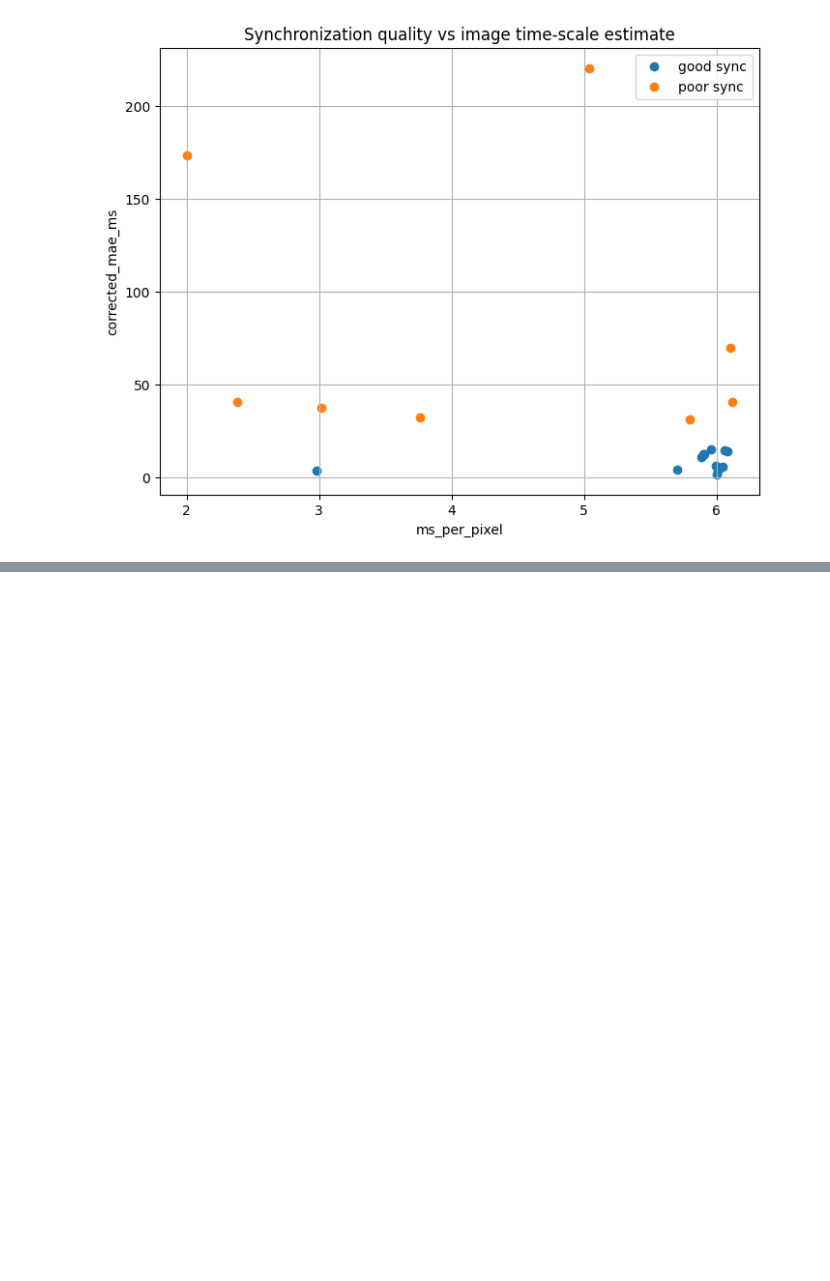
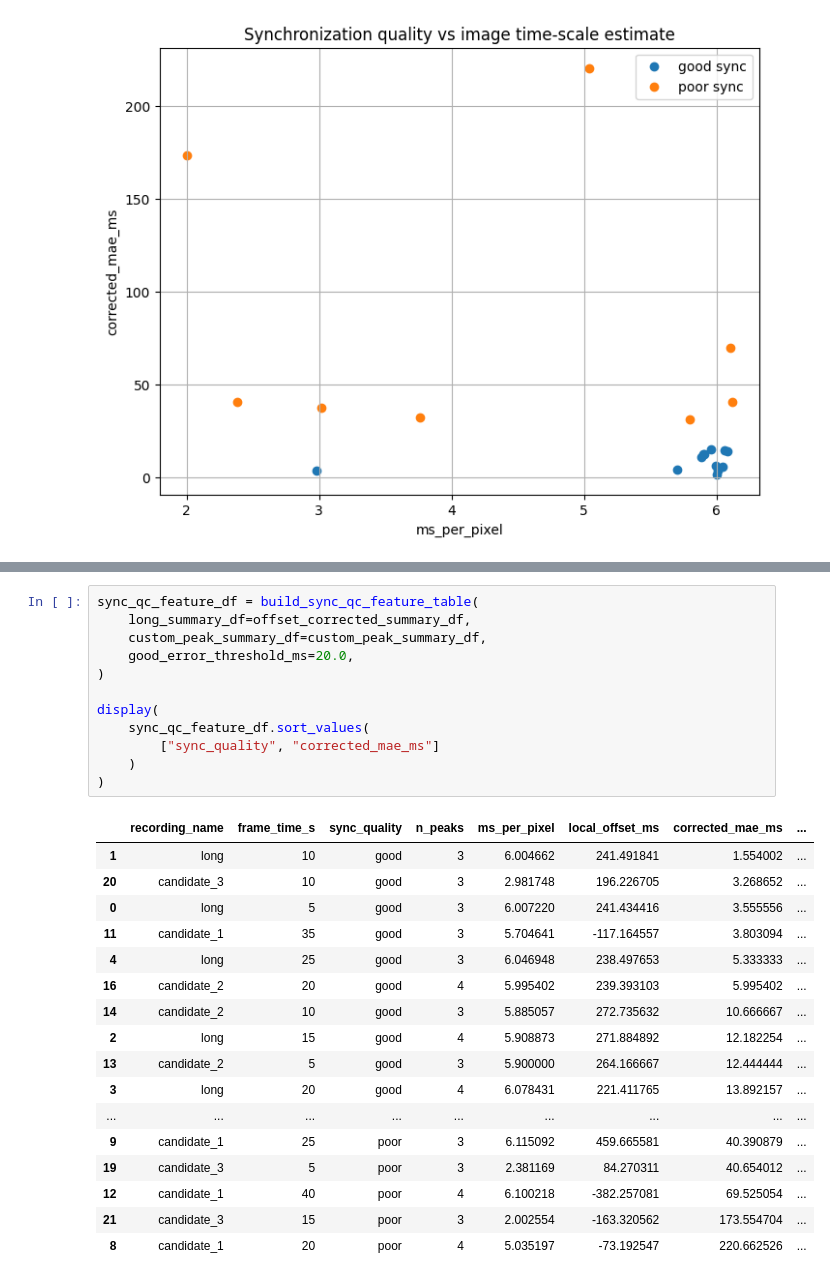
Before and after one commit to MrCzaro/DopplerLab, a Jupyter notebook: NB03 - Doppler image-audio QC integration.ipynb, the cells around one changed output, grey strips where cells are left out. Drawn from its saved outputs; the diff is of its cells as text; blank space fills up the shorter version.

```diff
--- a/NB03 - Doppler image-audio QC integration.ipynb
+++ b/NB03 - Doppler image-audio QC integration.ipynb
@@ -4686,0 +4484,30 @@ plt.show()
+# %%
+sync_qc_feature_df = build_sync_qc_feature_table(
+    long_summary_df=offset_corrected_summary_df,
+    custom_peak_summary_df=custom_peak_summary_df,
+    good_error_threshold_ms=20.0,
+)
+
+display(
+    sync_qc_feature_df.sort_values(
+        ["sync_quality", "corrected_mae_ms"]
+    )
+)
+# %% [output]
+|  | recording_name | frame_time_s | sync_quality | n_peaks | ms_per_pixel | local_offset_ms | corrected_mae_ms | ... |
+| 1 | long | 10 | good | 3 | 6.004662 | 241.491841 | 1.554002 | ... |
+| 20 | candidate_3 | 10 | good | 3 | 2.981748 | 196.226705 | 3.268652 | ... |
+| 0 | long | 5 | good | 3 | 6.007220 | 241.434416 | 3.555556 | ... |
+| 11 | candidate_1 | 35 | good | 3 | 5.704641 | -117.164557 | 3.803094 | ... |
+| 4 | long | 25 | good | 3 | 6.046948 | 238.497653 | 5.333333 | ... |
+| 16 | candidate_2 | 20 | good | 4 | 5.995402 | 239.393103 | 5.995402 | ... |
+| 14 | candidate_2 | 10 | good | 3 | 5.885057 | 272.735632 | 10.666667 | ... |
+| 2 | long | 15 | good | 4 | 5.908873 | 271.884892 | 12.182254 | ... |
+| 13 | candidate_2 | 5 | good | 3 | 5.900000 | 264.166667 | 12.444444 | ... |
+| 3 | long | 20 | good | 4 | 6.078431 | 221.411765 | 13.892157 | ... |
+| ... | ... | ... | ... | ... | ... | ... | ... | ... |
+| 9 | candidate_1 | 25 | poor | 3 | 6.115092 | 459.665581 | 40.390879 | ... |
+| 19 | candidate_3 | 5 | poor | 3 | 2.381169 | 84.270311 | 40.654012 | ... |
+| 12 | candidate_1 | 40 | poor | 4 | 6.100218 | -382.257081 | 69.525054 | ... |
+| 21 | candidate_3 | 15 | poor | 3 | 2.002554 | -163.320562 | 173.554704 | ... |
+| 8 | candidate_1 | 20 | poor | 4 | 5.035197 | -73.192547 | 220.662526 | ... |
```
Also changed, not shown: parts of 32 cells of this notebook, 1 other file.
